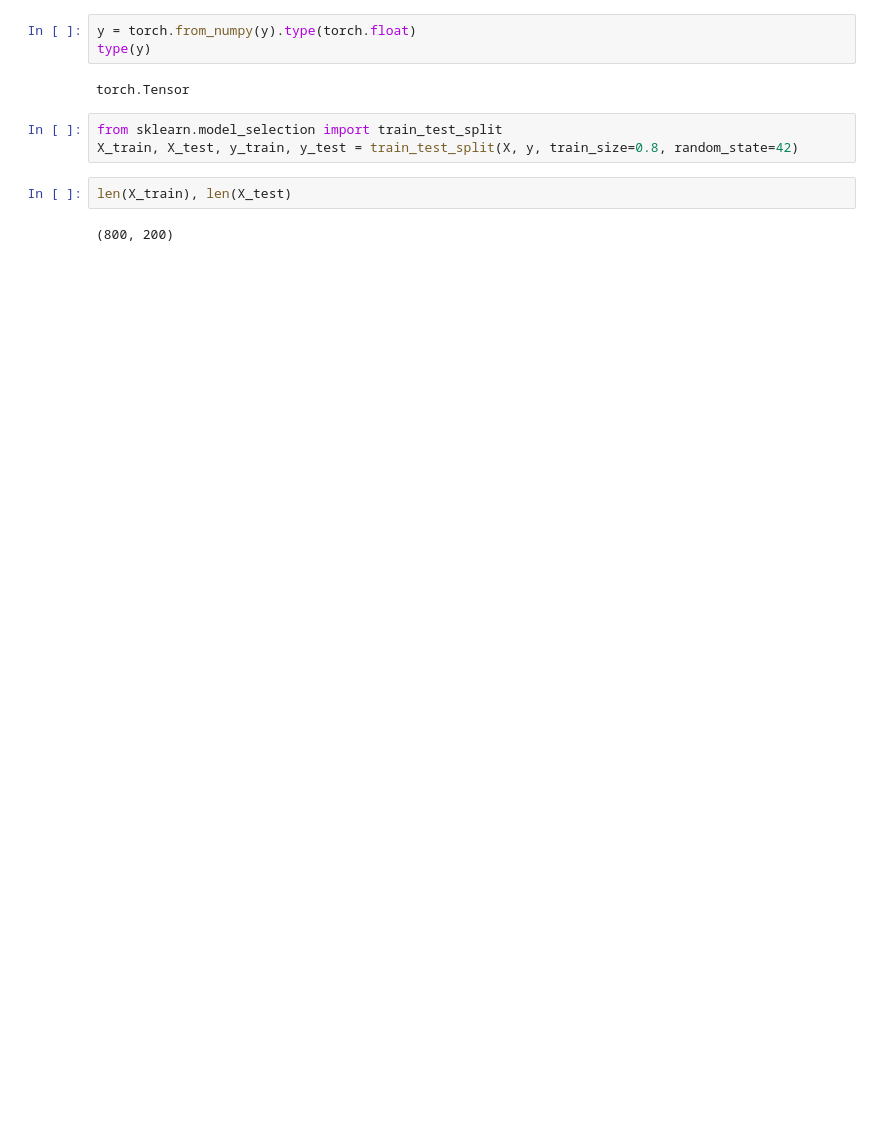
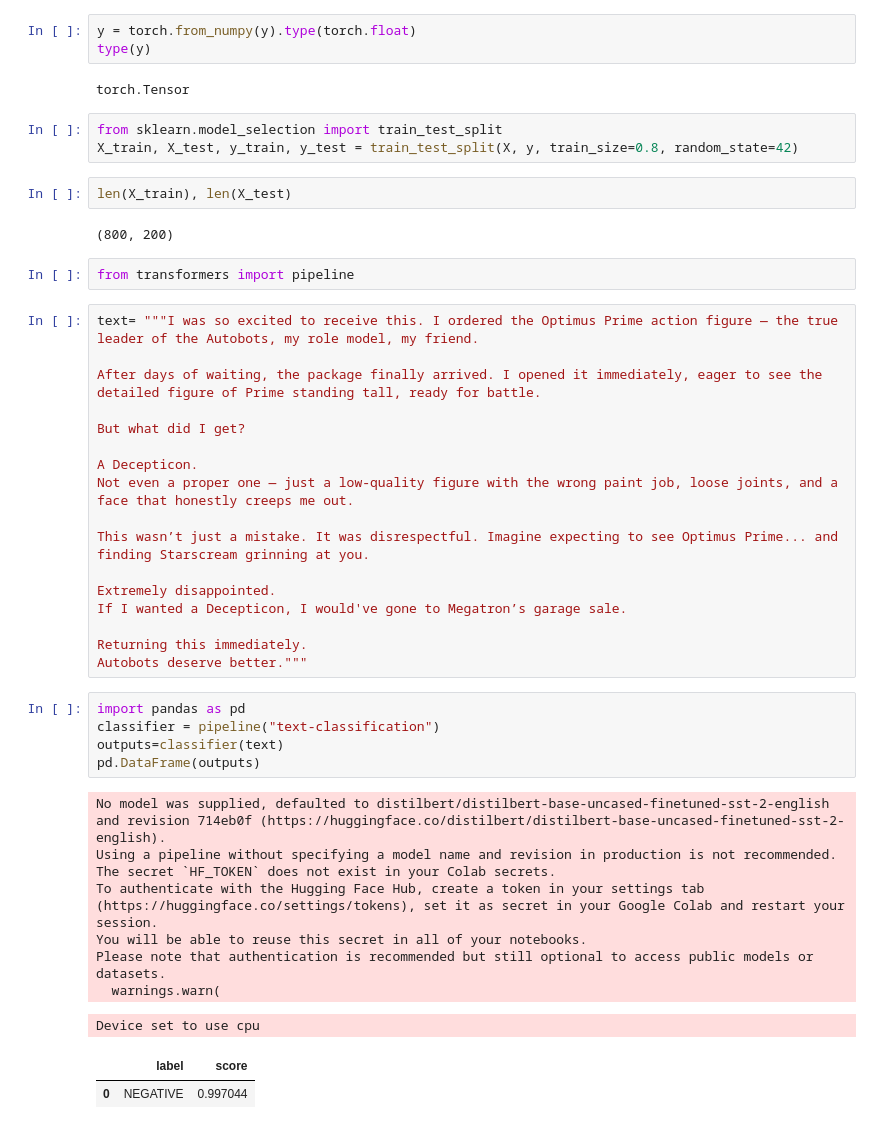
Before and after one commit to guiabbehusen/ML-PyTorch, a Jupyter notebook: 01_pytorch_classification.ipynb, the cells around one changed output. Cells and saved outputs as stored; diff of their text form; blank space fills up the shorter version.

```diff
--- a/01_pytorch_classification.ipynb
+++ b/01_pytorch_classification.ipynb
@@ -31,3 +26,38 @@ X_train, X_test, y_train, y_test = train_test_split(X, y, train_size=0.8, random
 len(X_train), len(X_test)
 # %% [output]
 (800, 200)
+# %%
+from transformers import pipeline
+# %%
+text= """I was so excited to receive this. I ordered the Optimus Prime action figure — the true leader of the Autobots, my role model, my friend.
+
+After days of waiting, the package finally arrived. I opened it immediately, eager to see the detailed figure of Prime standing tall, ready for battle.
+
+But what did I get?
+
+A Decepticon.
+Not even a proper one — just a low-quality figure with the wrong paint job, loose joints, and a face that honestly creeps me out.
+
+This wasn’t just a mistake. It was disrespectful. Imagine expecting to see Optimus Prime... and finding Starscream grinning at you.
+
+Extremely disappointed.
+If I wanted a Decepticon, I would've gone to Megatron’s garage sale.
+
+Returning this immediately.
+Autobots deserve better."""
+# %%
+import pandas as pd
+classifier = pipeline("text-classification")
+outputs=classifier(text)
+pd.DataFrame(outputs)
+# %% [output]
+No model was supplied, defaulted to distilbert/distilbert-base-uncased-finetuned-sst-2-english and revision 714eb0f (https://huggingface.co/distilbert/distilbert-base-uncased-finetuned-sst-2-english).
+Using a pipeline without specifying a model name and revision in production is not recommended.
+The secret `HF_TOKEN` does not exist in your Colab secrets.
+To authenticate with the Hugging Face Hub, create a token in your settings tab (https://huggingface.co/settings/tokens), set it as secret in your Google Colab and restart your session.
+You will be able to reuse this secret in all of your notebooks.
+Please note that authentication is recommended but still optional to access public models or datasets.
+  warnings.warn(
+Device set to use cpu
+|  | label | score |
+| 0 | NEGATIVE | 0.997044 |
```
Also changed, not shown: parts of 2 cells of this notebook.
